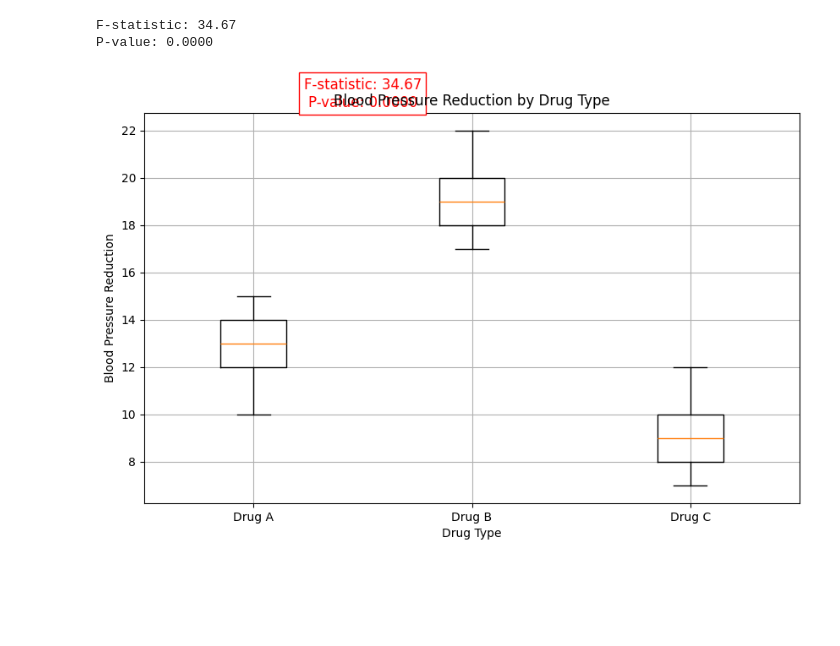
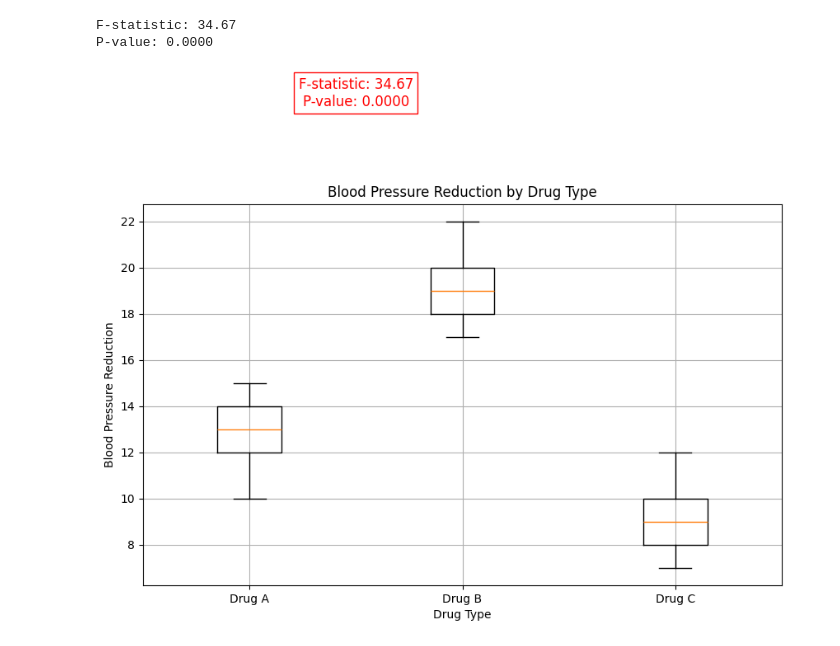
Before and after one commit to kwakyosong/BIO_Python, a Jupyter notebook: F검정_분산분석_그래프.ipynb, the cells around one changed output. Cells and saved outputs as stored; diff of their text form; code cells hidden in the pictures; blank space fills up the shorter version.

```diff
--- a/F검정_분산분석_그래프.ipynb
+++ b/F검정_분산분석_그래프.ipynb
@@ -3,36 +3,34 @@
 # %%
 import matplotlib.pyplot as plt
 from scipy.stats import f_oneway
 
 # 세 가지 약물 투여 후 혈압 감소 수치 (세 그룹의 데이터)
-# 약물 A 투여 후 혈압 감소 수치
-drug_A = [12, 15, 14, 10, 13]
-# 약물 B 투여 후 혈압 감소 수치
-drug_B = [18, 20, 17, 19, 22]
-# 약물 C 투여 후 혈압 감소 수치
-drug_C = [9, 8, 12, 7, 10]
+drug_A = [12, 15, 14, 10, 13]  # 약물 A 투여 후 혈압 감소 수치
+drug_B = [18, 20, 17, 19, 22]  # 약물 B 투여 후 혈압 감소 수치
+drug_C = [9, 8, 12, 7, 10]     # 약물 C 투여 후 혈압 감소 수치
 
 # F 검정 수행 (일원분산분석)
 f_stat, p_value = f_oneway(drug_A, drug_B, drug_C)
 
 # 결과 출력
 print(f"F-statistic: {f_stat:.2f}")
 print(f"P-value: {p_value:.4f}")
 
 # 박스 플롯으로 데이터 분포 시각화
 plt.figure(figsize=(10, 6))
 plt.boxplot([drug_A, drug_B, drug_C], labels=['Drug A', 'Drug B', 'Drug C'])
 plt.title("Blood Pressure Reduction by Drug Type")
 plt.ylabel("Blood Pressure Reduction")
 plt.xlabel("Drug Type")
 plt.grid(True)
 
-# ANOVA 결과 주석 추가
-plt.text(1.5, max(max(drug_A), max(drug_B), max(drug_C)) + 1, f"F-statistic: {f_stat:.2f}\nP-value: {p_value:.4f}",
+# ANOVA 결과 주석 추가 (y 값을 더 높게 설정하여 그래프와 겹치지 않도록 조정)
+plt.text(1.5, max(max(drug_A), max(drug_B), max(drug_C)) + 5,  # y 좌표를 그래프와 더 멀리 떨어뜨림
+         f"F-statistic: {f_stat:.2f}\nP-value: {p_value:.4f}",
          ha='center', fontsize=12, color="red", bbox=dict(facecolor='white', edgecolor='red'))
 
 plt.show()
 # %% [output]
 F-statistic: 34.67
 P-value: 0.0000
-[figure, old version]
+[figure, new version]
```
